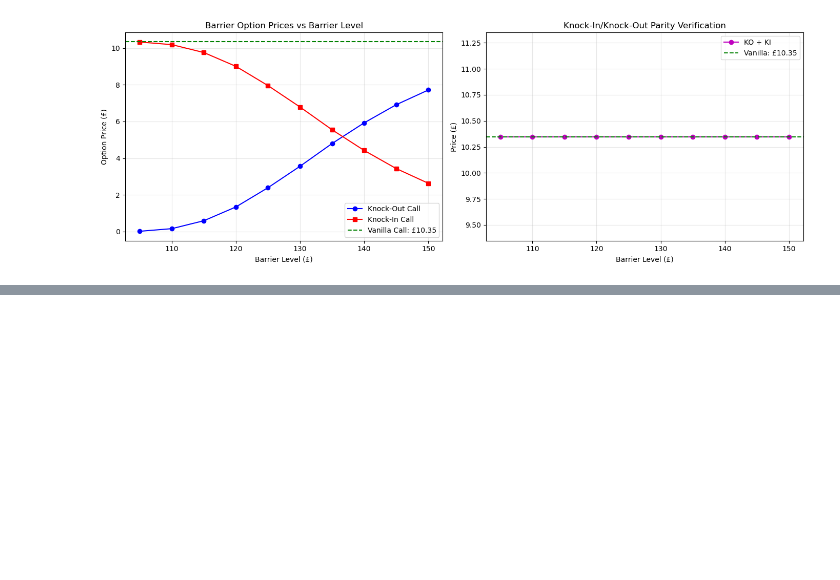
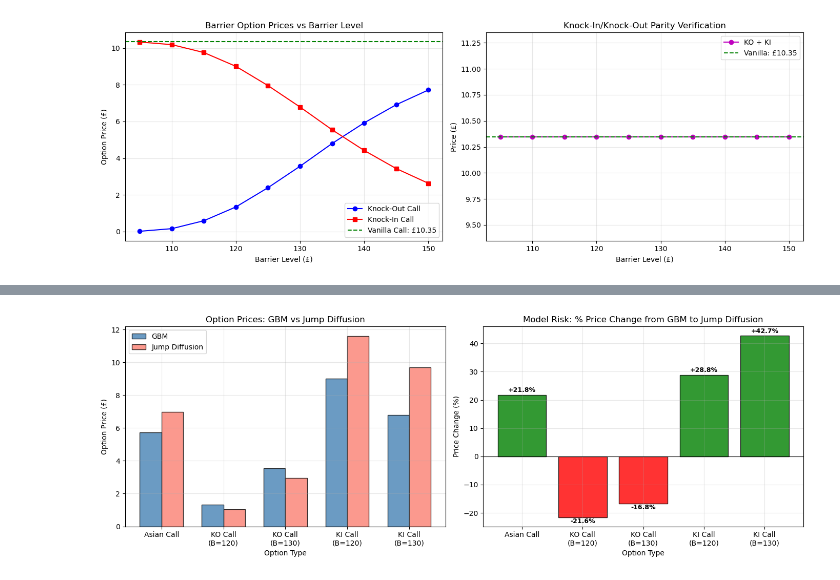
Before and after one commit to Sean-1ee/exotic-derivatives-pricer, a Jupyter notebook: exotic_options_pricer.ipynb, the cells around one changed output, grey strips where cells are left out. Drawn from its saved outputs; the diff is of its cells as text; code cells hidden in the pictures; blank space fills up the shorter version.

```diff
--- a/exotic_options_pricer.ipynb
+++ b/exotic_options_pricer.ipynb
@@ -541,0 +719,40 @@ plt.show()
+# %%
+# Visualise model risk
+option_names = ['Asian Call', 'KO Call\n(B=120)', 'KO Call\n(B=130)',
+                'KI Call\n(B=120)', 'KI Call\n(B=130)']
+gbm_prices = [5.7360, 1.3407, 3.5595, 9.0078, 6.7890]
+jd_prices = [6.9849, 1.0514, 2.9622, 11.6020, 9.6911]
+pct_changes = [(jd-gbm)/gbm*100 for gbm, jd in zip(gbm_prices, jd_prices)]
+
+fig, axes = plt.subplots(1, 2, figsize=(14, 5))
+
+# Left: side by side prices
+x = np.arange(len(option_names))
+width = 0.35
+axes[0].bar(x - width/2, gbm_prices, width, label='GBM', color='steelblue',
+            edgecolor='black', alpha=0.8)
+axes[0].bar(x + width/2, jd_prices, width, label='Jump Diffusion', color='salmon',
+            edgecolor='black', alpha=0.8)
+axes[0].set_xlabel("Option Type")
+axes[0].set_ylabel("Option Price (£)")
+axes[0].set_title("Option Prices: GBM vs Jump Diffusion")
+axes[0].set_xticks(x)
+axes[0].set_xticklabels(option_names)
+axes[0].legend()
+
+# Right: percentage change
+colors = ['green' if p > 0 else 'red' for p in pct_changes]
+axes[1].bar(option_names, pct_changes, color=colors, edgecolor='black', alpha=0.8)
+axes[1].axhline(0, color='black', linewidth=0.8)
+axes[1].set_xlabel("Option Type")
+axes[1].set_ylabel("Price Change (%)")
+axes[1].set_title("Model Risk: % Price Change from GBM to Jump Diffusion")
+for i, v in enumerate(pct_changes):
+    axes[1].text(i, v + (1 if v > 0 else -2), f'{v:+.1f}%',
+                ha='center', fontsize=9, fontweight='bold')
+
+plt.tight_layout()
+plt.savefig("model_risk.png", dpi=150, bbox_inches='tight')
+plt.show()
+# %% [output]
+[figure, added]
```
Also changed, not shown: parts of 4 cells of this notebook, 2 other files.
